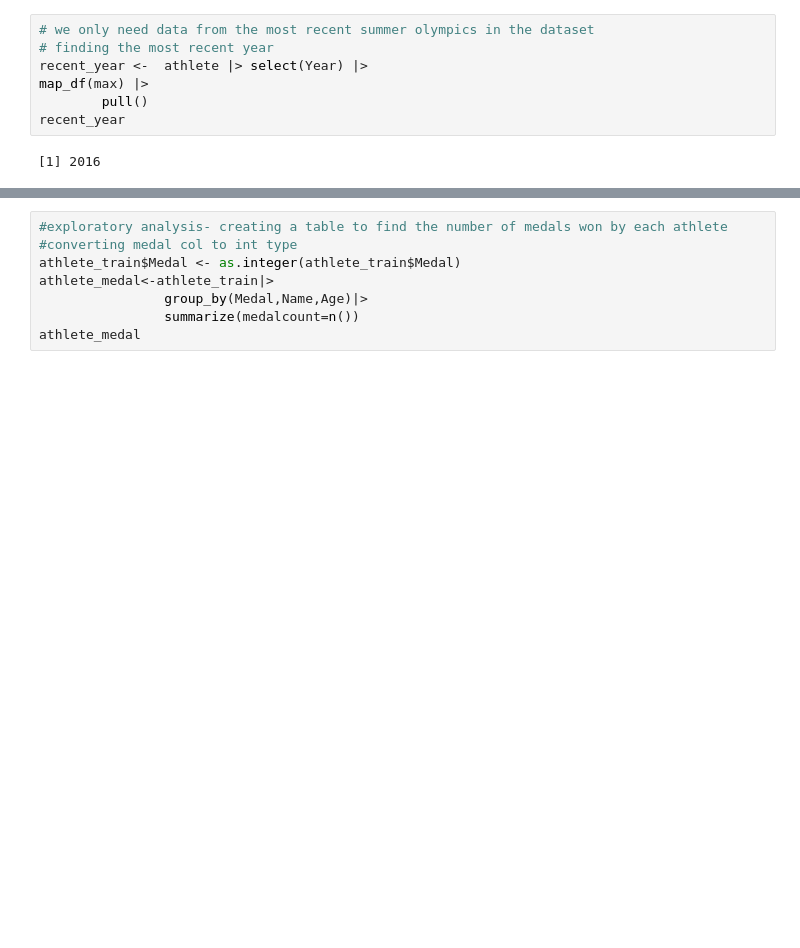
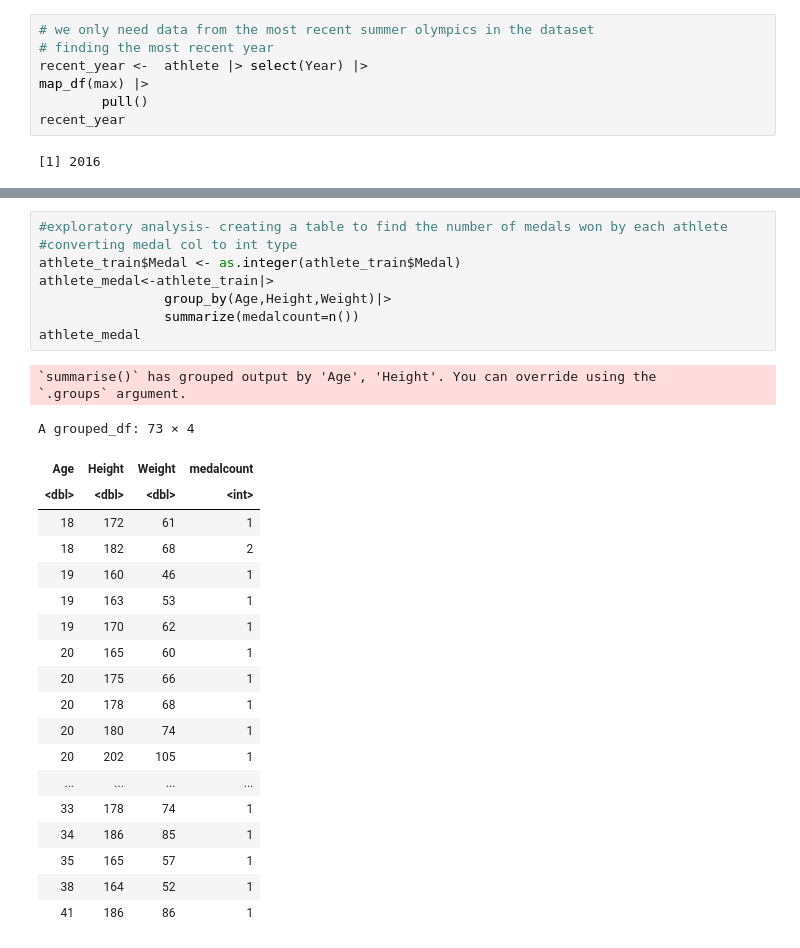
Before and after one commit to Mahekbhardwaj/DSCI-100-group38, a Jupyter notebook: group38_mainproject/group38proposal (2).ipynb, the cells around one changed output, grey strips where cells are left out. Drawn from its saved outputs; the diff is of its cells as text; blank space fills up the shorter version.

```diff
--- a/group38_mainproject/group38proposal (2).ipynb
+++ b/group38_mainproject/group38proposal (2).ipynb
@@ -147,11 +167,33 @@ A tibble: 6 × 14
 # %%
 #exploratory analysis- creating a table to find the number of medals won by each athlete
 #converting medal col to int type
 athlete_train$Medal <- as.integer(athlete_train$Medal)
 athlete_medal<-athlete_train|>
-                group_by(Medal,Name,Age)|>
+                group_by(Age,Height,Weight)|>
                 summarize(medalcount=n())
 athlete_medal
+# %% [output]
+`summarise()` has grouped output by 'Age', 'Height'. You can override using the
+`.groups` argument.
+A grouped_df: 73 × 4
+| Age | Height | Weight | medalcount |
+| <dbl> | <dbl> | <dbl> | <int> |
+| 18 | 172 | 61 | 1 |
+| 18 | 182 | 68 | 2 |
+| 19 | 160 | 46 | 1 |
+| 19 | 163 | 53 | 1 |
+| 19 | 170 | 62 | 1 |
+| 20 | 165 | 60 | 1 |
+| 20 | 175 | 66 | 1 |
+| 20 | 178 | 68 | 1 |
+| 20 | 180 | 74 | 1 |
+| 20 | 202 | 105 | 1 |
+| ... | ... | ... | ... |
+| 33 | 178 | 74 | 1 |
+| 34 | 186 | 85 | 1 |
+| 35 | 165 | 57 | 1 |
+| 38 | 164 | 52 | 1 |
+| 41 | 186 | 86 | 1 |
 # %%
 #exploratory analysis- vizualizing number of medals won against age to see the trend in their relationship.
 medal_age_plot<-athlete_medal|>
```
Also changed, not shown: parts of 8 cells of this notebook, 1 other file.
